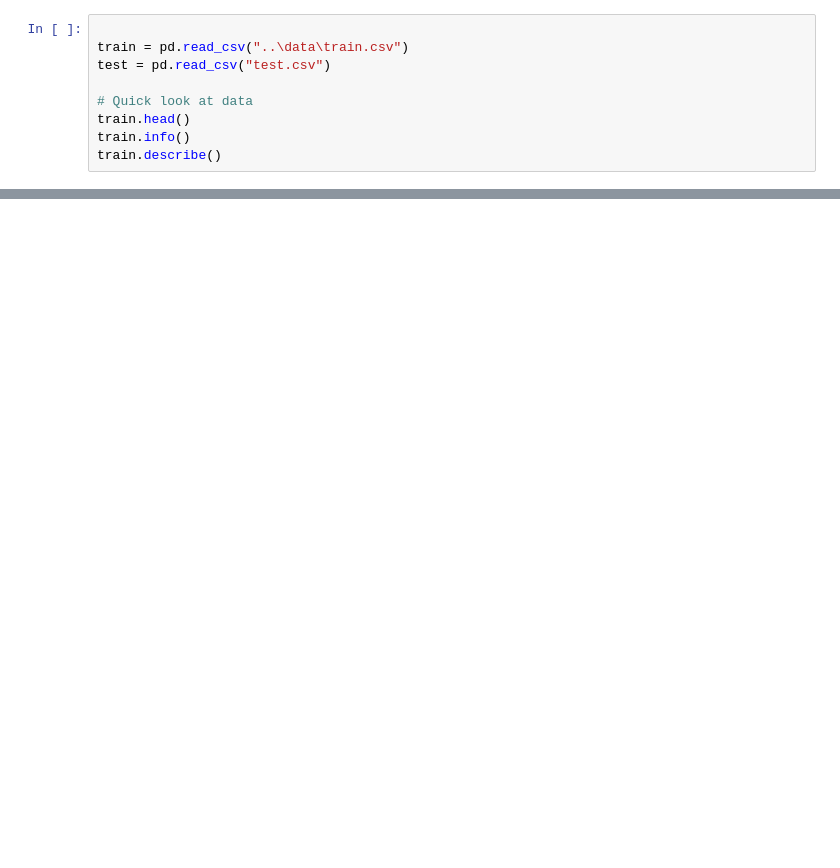
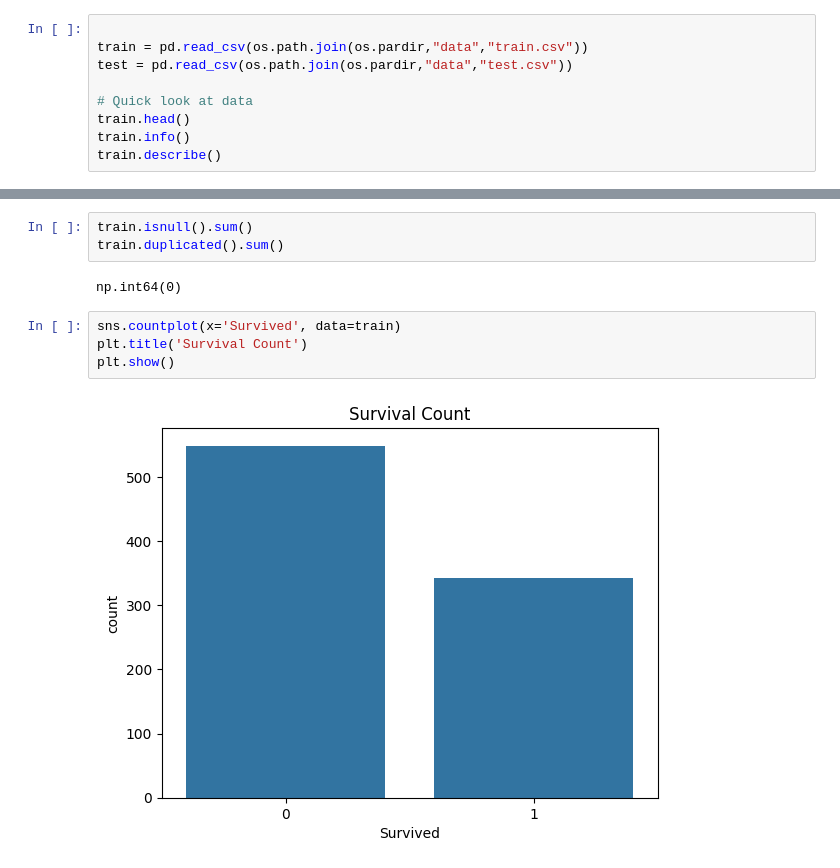
Before and after one commit to evan-gloria/titanic-survival-prediction, a Jupyter notebook: notebooks/Titanic_EDA.ipynb, the cells around one changed output, grey strips where cells are left out. Saved outputs shown, nothing was run; the diff lists cells and outputs as text; blank space fills up the shorter version.

Commit message:
Update Titanic_EDA.ipynb
Added more test code

```diff
--- a/notebooks/Titanic_EDA.ipynb
+++ b/notebooks/Titanic_EDA.ipynb
@@ -11,7 +10,7 @@ ModuleNotFoundError: No module named 'pandas'
 # %%
 
-train = pd.read_csv("..\data\train.csv")
-test = pd.read_csv("test.csv")
+train = pd.read_csv(os.path.join(os.pardir,"data","train.csv"))
+test = pd.read_csv(os.path.join(os.pardir,"data","test.csv"))
 
 # Quick look at data
 train.head()
@@ -19,0 +48,11 @@ train.describe()
+# %%
+train.isnull().sum()
+train.duplicated().sum()
+# %% [output]
+np.int64(0)
+# %%
+sns.countplot(x='Survived', data=train)
+plt.title('Survival Count')
+plt.show()
+# %% [output]
+[figure, added]
```
Also changed, not shown: parts of 6 cells of this notebook.
